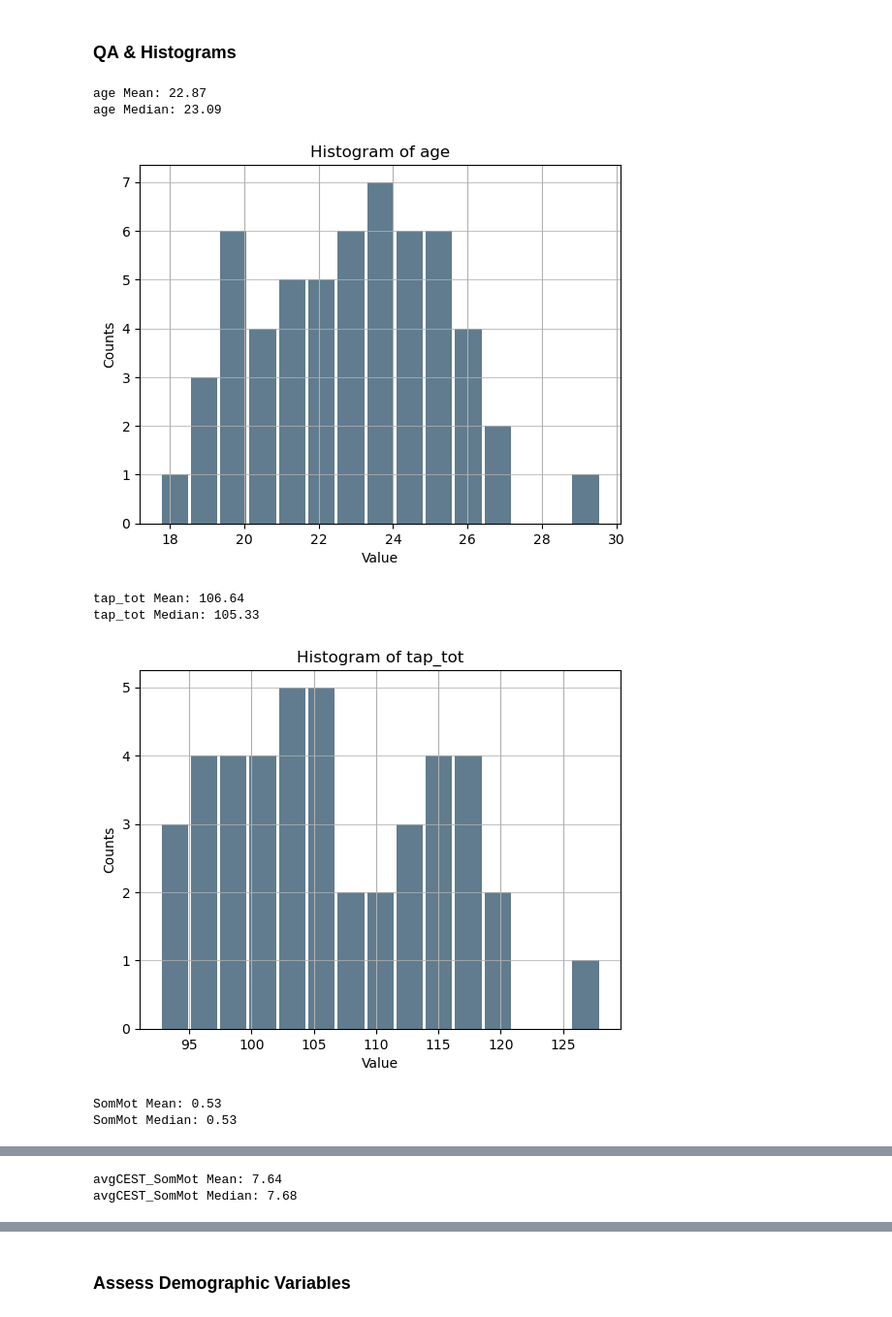
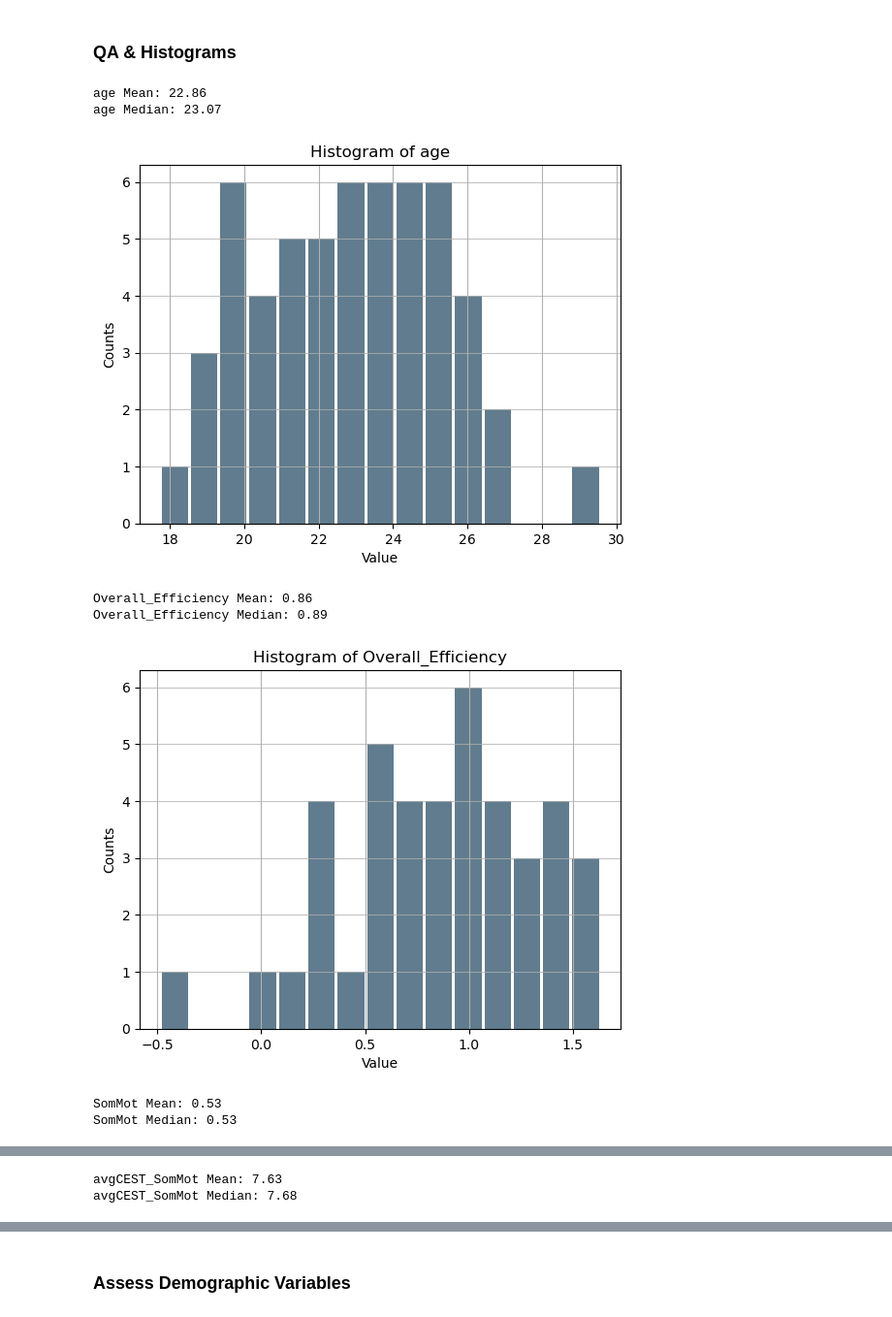
Before and after one commit to pecsok/glucest-rsfmri, a Jupyter notebook: motor_glu_pipeline/motor_figures.ipynb, the cells around one changed output, grey strips where cells are left out. Shown at 97% size. Drawn from its saved outputs; the diff is of its cells as text; code cells hidden in the pictures.

```diff
--- a/motor_glu_pipeline/motor_figures.ipynb
+++ b/motor_glu_pipeline/motor_figures.ipynb
@@ -20,14 +20,14 @@ from scipy.stats import ttest_ind
 # %% [markdown]
 ### Define Paths and Variables
 # %%
-grp_df = pd.read_csv('grp_df_3T_032324.csv')
-diag_df = pd.read_csv('diag_df_3T_032324.csv')
+grp_df = pd.read_csv('grp_df_3T_032724.csv')
+diag_df = pd.read_csv('diag_df_3T_032724.csv')
 
 # Choose what to analyse
-networks = ["SomMot"]
-network = "SomMot"
+networks = ["SomMot", "Vis"]
+#network = "SomMot"
 CESTnetworks = ["avgCEST_SomMot", "ctCEST_SomMot"]
-CNB_scores = ["tap_tot"]
+CNB_scores = [""]
 CNB_valids = ["tap_valid"]
 diag_scores = ["hstatus"]
 demo_scores = ["sex", "age", "race","ethnic","dateDiff"]
@@ -196,28 +196,28 @@ Avg within-SomMot FC        0.44 (0.11)     0.46 (0.12)    0.41 (0.09)
 # %% [markdown]
 ### QA & Histograms
 # %%
-vars = ['age', 'tap_tot', 'SomMot', 'avgCEST_SomMot', 'ctCEST_SomMot']
+vars = ['age', 'Overall_Efficiency', 'SomMot', 'avgCEST_SomMot', 'ctCEST_SomMot']
 for var in vars:
     # QA: Compare mean and median to see if distribution is roughly normal. Visualize mode in histograms.
     mm_df = grp_df[var].mean(), grp_df[var].median()
     print(var + " Mean: " + f"{mm_df[0]:.2f}")
     print(var + " Median: " + f"{mm_df[1]:.2f}")
 
     # Make histogram
     plt.figure()
     input = pd.Series(grp_df[var])
     input.plot.hist(grid=True, bins=15, rwidth=0.9, color='#607c8e')
     plt.title('Histogram of ' + var)
     plt.xlabel('Value')
     plt.ylabel('Counts')
     plt.grid(axis='y', alpha=0.75)
     plt.show()
 # %% [output]
-age Mean: 22.87
-age Median: 23.09
+age Mean: 22.86
+age Median: 23.07
-[figure, old version]
+[figure, new version]
-tap_tot Mean: 106.64
-tap_tot Median: 105.33
+Overall_Efficiency Mean: 0.86
+Overall_Efficiency Median: 0.89
-[figure, old version]
+[figure, new version]
 SomMot Mean: 0.53
 SomMot Median: 0.53
@@ -225,2 +225,2 @@ SomMot Median: 0.53
-avgCEST_SomMot Mean: 7.64
+avgCEST_SomMot Mean: 7.63
 avgCEST_SomMot Median: 7.68
```
Also changed, not shown: parts of 5 cells of this notebook, 3 other files.
